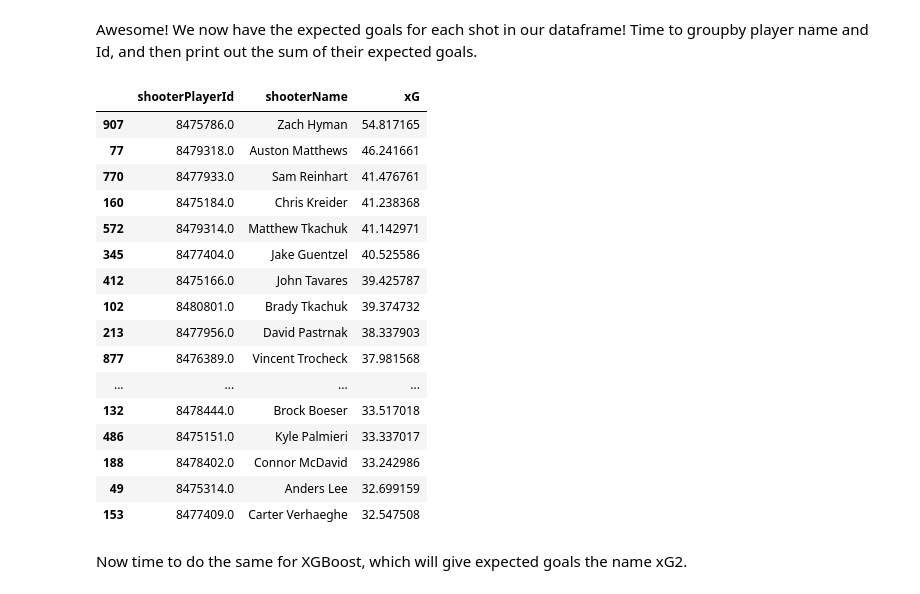
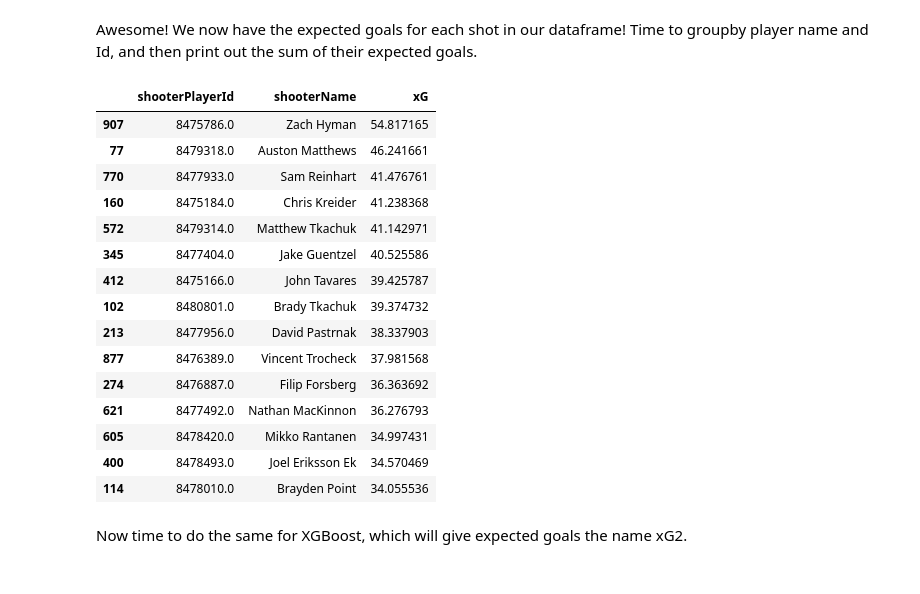
Before and after one commit to Nick3429/NHLxG, a Jupyter notebook: NHLShotData.ipynb, the cells around one changed output. Cells and saved outputs as stored; diff of their text form; code cells hidden in the pictures.

Commit message:
ROC Curve and final results.

```diff
--- a/NHLShotData.ipynb
+++ b/NHLShotData.ipynb
@@ -316,26 +316,25 @@ Awesome! We now have the expected goals for each shot in our dataframe! Time to
 # %%
 result=shotData.groupby(['shooterName','shooterPlayerId'], as_index=False).sum('xG')
 result=result[['shooterPlayerId','shooterName','xG']]
 result=result.sort_values('xG', ascending=False)
-result.head(20)
+result.head(15)
 # %% [output]
 |  | shooterPlayerId | shooterName | xG |
 | 907 | 8475786.0 | Zach Hyman | 54.817165 |
 | 77 | 8479318.0 | Auston Matthews | 46.241661 |
 | 770 | 8477933.0 | Sam Reinhart | 41.476761 |
 | 160 | 8475184.0 | Chris Kreider | 41.238368 |
 | 572 | 8479314.0 | Matthew Tkachuk | 41.142971 |
 | 345 | 8477404.0 | Jake Guentzel | 40.525586 |
 | 412 | 8475166.0 | John Tavares | 39.425787 |
 | 102 | 8480801.0 | Brady Tkachuk | 39.374732 |
 | 213 | 8477956.0 | David Pastrnak | 38.337903 |
 | 877 | 8476389.0 | Vincent Trocheck | 37.981568 |
-| ... | ... | ... | ... |
-| 132 | 8478444.0 | Brock Boeser | 33.517018 |
-| 486 | 8475151.0 | Kyle Palmieri | 33.337017 |
-| 188 | 8478402.0 | Connor McDavid | 33.242986 |
-| 49 | 8475314.0 | Anders Lee | 32.699159 |
-| 153 | 8477409.0 | Carter Verhaeghe | 32.547508 |
+| 274 | 8476887.0 | Filip Forsberg | 36.363692 |
+| 621 | 8477492.0 | Nathan MacKinnon | 36.276793 |
+| 605 | 8478420.0 | Mikko Rantanen | 34.997431 |
+| 400 | 8478493.0 | Joel Eriksson Ek | 34.570469 |
+| 114 | 8478010.0 | Brayden Point | 34.055536 |
 # %% [markdown]
 Now time to do the same for XGBoost, which will give expected goals the name xG2.
 # %%
```
Also changed, not shown: parts of 3 cells of this notebook, 7 other files.
